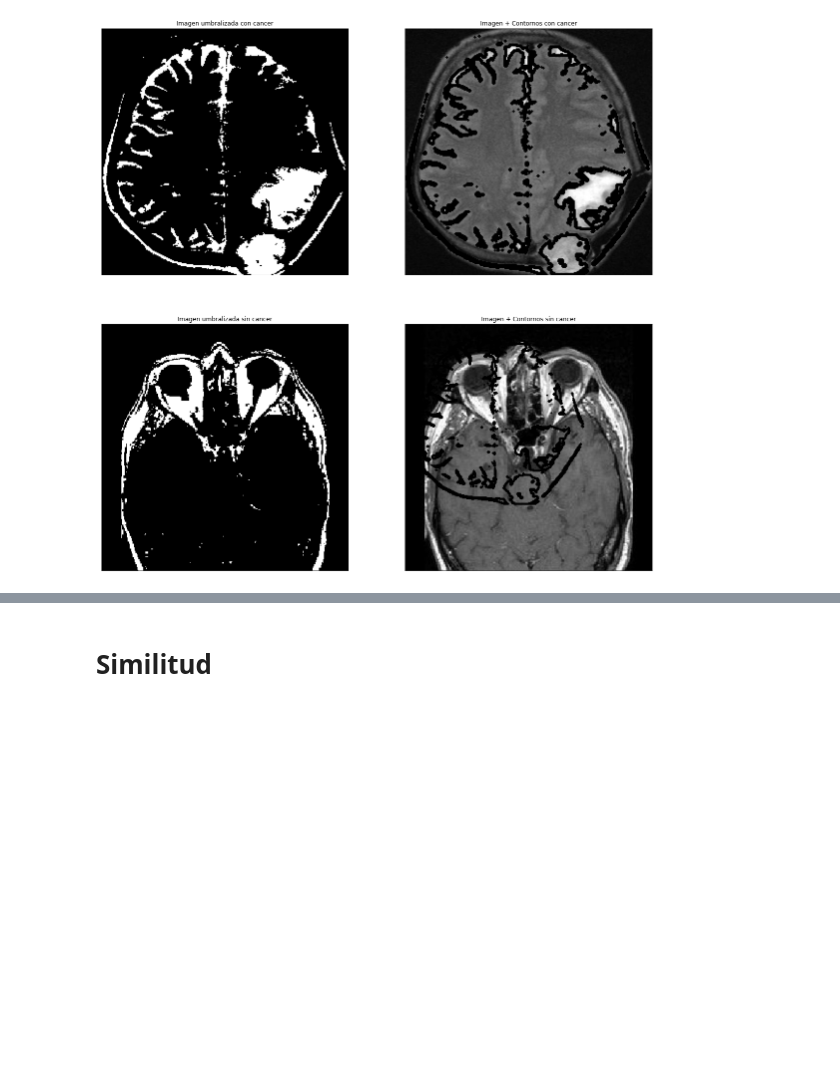
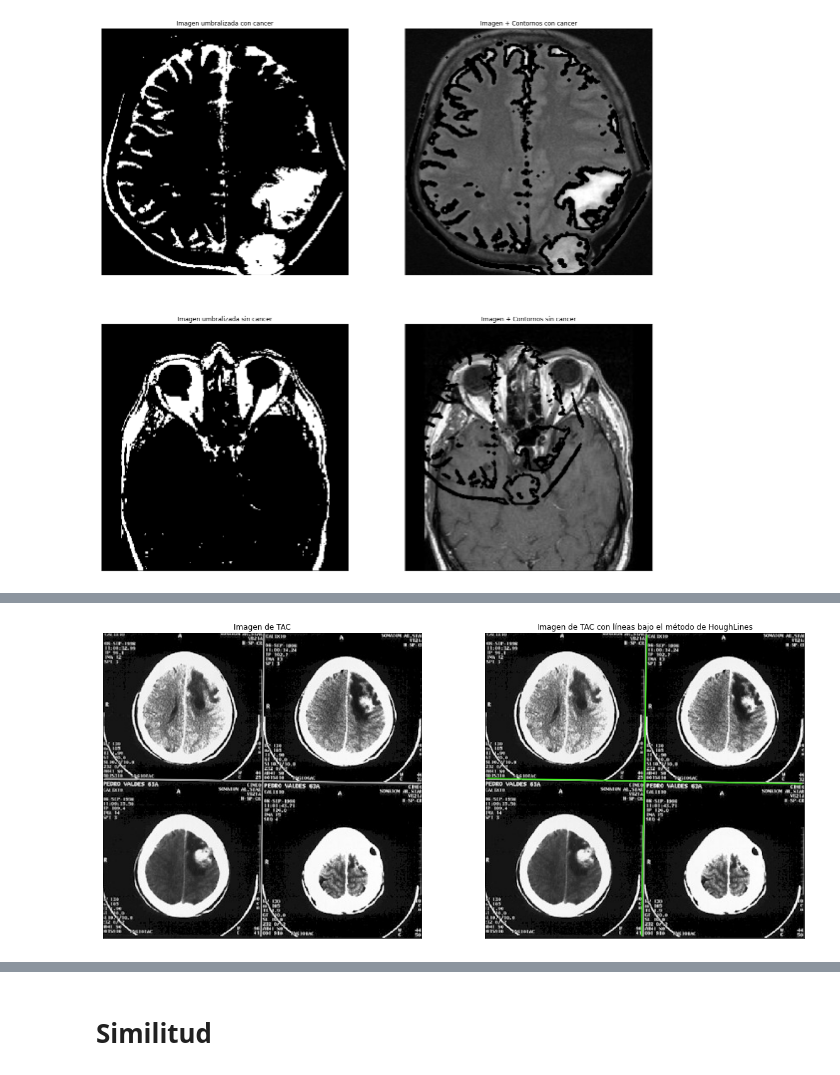
Before and after one commit to CamSP/tenicas-ia-opencv, a Jupyter notebook: Tecnicas de IA/Taller 4/Taller4.ipynb, the cells around one changed output, grey strips where cells are left out. Drawn from its saved outputs; the diff is of its cells as text; code cells hidden in the pictures; blank space fills up the shorter version.

```diff
--- a/Tecnicas de IA/Taller 4/Taller4.ipynb
+++ b/Tecnicas de IA/Taller 4/Taller4.ipynb
@@ -130,0 +127,4 @@ plt.title('Imagen + Contornos con cancer'),plt.xticks([]),plt.yticks([])
+# %%
+HoughLinesL(cancer, 180, 'TAC')
+# %% [output]
+[figure, added]
```
Also changed, not shown: parts of 5 cells of this notebook.
